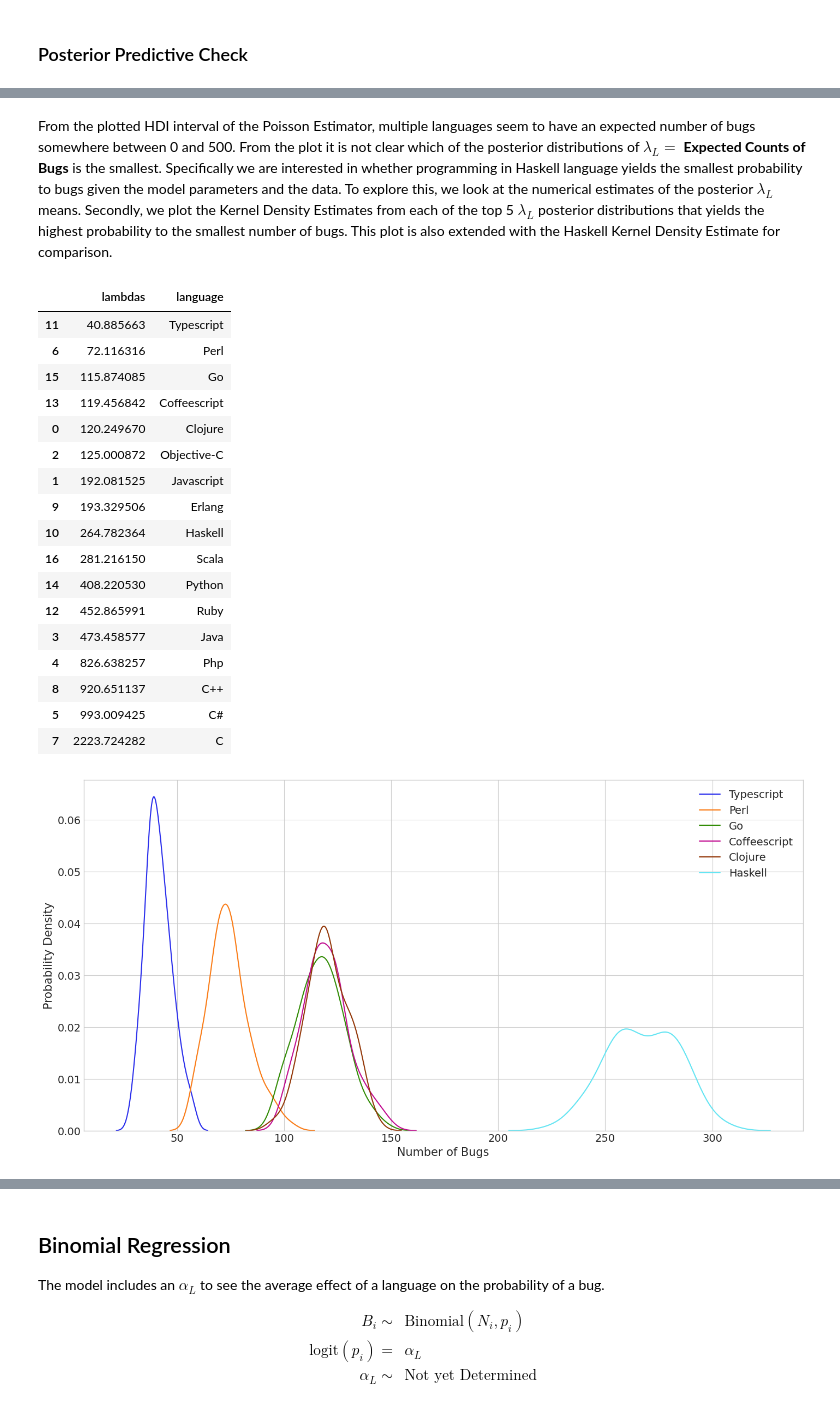
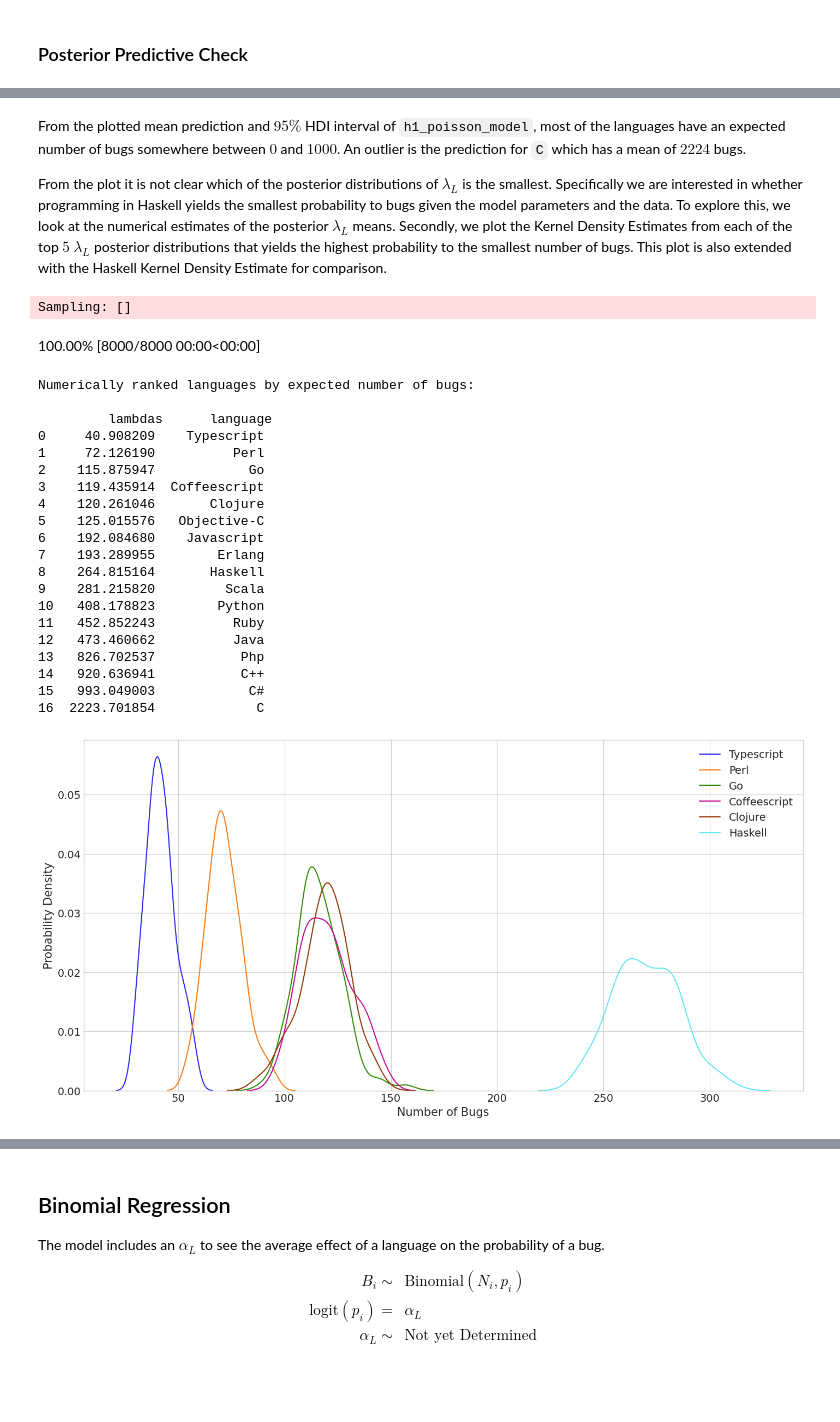
Before and after one commit to ah140797/PPExam24, a Jupyter notebook: compiled.ipynb, the cells around one changed output, grey strips where cells are left out. Saved outputs shown, nothing was run; the diff lists cells and outputs as text; code cells hidden in the pictures; blank space fills up the shorter version.

```diff
--- a/compiled.ipynb
+++ b/compiled.ipynb
@@ -399,11 +395,10 @@ This warning indicates that some projects are highly influential on the model, a
 # %%
 n_points = len(df)
-# x_seq = np.random.randint(0, 17,size=n_points)
-x_seq = np.array(range(len(languages)))
-# print(x_seq)
+x_seq = np.random.randint(size=n_points, low=0, high=len(languages))
+
 with h1_poisson_model:
     pm.set_data({"language": x_seq})
-    post_pred_h1 = pm.sample_posterior_predictive(h1_poisson_trace, var_names=['lambda'])['posterior_predictive']['lambda']
+    post_pred_h1 = pm.sample_posterior_predictive(h1_poisson_trace, var_names=['B'])['posterior_predictive']['B']
 
 post_pred_h1_mean = post_pred_h1.mean(["chain", "draw"])
 # %% [output]
@@ -478,46 +475,59 @@ plt.yticks(np.arange(0, 9000, 500));
 # %% [markdown]
-From the plotted HDI interval of the Poisson Estimator, multiple languages seem to have an expected number of bugs somewhere between 0 and 500. From the plot it is not clear which of the posterior distributions of $\lambda_L = $ **Expected Counts of Bugs** is the smallest. Specifically we are interested in whether programming in Haskell language yields the smallest probability to bugs given the model parameters and the data.
+From the plotted mean prediction and $95\%$ HDI interval of `h1_poisson_model`, most of the languages have an expected number of bugs somewhere between $0$ and $1000$. An outlier is the prediction for `C` which has a mean of $2224$ bugs.
+
+
+From the plot it is not clear which of the posterior distributions of $\lambda_L$ is the smallest. Specifically we are interested in whether programming in Haskell yields the smallest probability to bugs given the model parameters and the data.
 To explore this, we look at the numerical estimates of the posterior $\lambda_L$ means.
-Secondly, we plot the Kernel Density Estimates from each of the top 5 $\lambda_L$ posterior distributions that yields the highest probability to the smallest number of bugs. This plot is also extended with the Haskell Kernel Density Estimate for comparison.
+Secondly, we plot the Kernel Density Estimates from each of the top $5$ $\lambda_L$ posterior distributions that yields the highest probability to the smallest number of bugs. This plot is also extended with the Haskell Kernel Density Estimate for comparison.
-# %%
-seaborn_plot_data
-# %% [output]
-|  | lambdas | language |
-| 11 | 40.885663 | Typescript |
-| 6 | 72.116316 | Perl |
-| 15 | 115.874085 | Go |
-| 13 | 119.456842 | Coffeescript |
-| 0 | 120.249670 | Clojure |
-| 2 | 125.000872 | Objective-C |
-| 1 | 192.081525 | Javascript |
-| 9 | 193.329506 | Erlang |
-| 10 | 264.782364 | Haskell |
-| 16 | 281.216150 | Scala |
-| 14 | 408.220530 | Python |
-| 12 | 452.865991 | Ruby |
-| 3 | 473.458577 | Java |
-| 4 | 826.638257 | Php |
-| 8 | 920.651137 | C++ |
-| 5 | 993.009425 | C# |
-| 7 | 2223.724282 | C |
 # %%
-seaborn_plot_data = pd.DataFrame({"lambdas": post_pred_h1_mean, "language": languages})
+n_points = len(df)
+x_seq = np.array(range(len(languages)))
+
+with h1_poisson_model:
+    pm.set_data({"language": x_seq})
+    post_pred_h1_plot = pm.sample_posterior_predictive(h1_poisson_trace, var_names=['lambda'])['posterior_predictive']['lambda']
+
+post_pred_h1_mean_plot = post_pred_h1_plot.mean(["chain", "draw"])
+
+seaborn_plot_data = pd.DataFrame({"lambdas": post_pred_h1_mean_plot, "language": languages})
 seaborn_plot_data.sort_values("lambdas", ascending=True, inplace=True)
+print("Numerically ranked languages by expected number of bugs:\n \n" , seaborn_plot_data.reset_index(drop=True))
 _, axes = plt.subplots(figsize=(14, 7))
-
 
 #Generating Poisson data
 for language, expected_count in zip(seaborn_plot_data["language"].to_list()[:5], seaborn_plot_data["lambdas"].to_list()[:5]):
     sample = poisson.rvs(mu=expected_count, size=100)
     sns.kdeplot(x=sample, fill=False, label=f'{language}', ax=axes)
 
 sample = poisson.rvs(seaborn_plot_data[seaborn_plot_data["language"]=="Haskell"]["lambdas"], size=100)
 sns.kdeplot(x=sample, fill=False, label="Haskell", ax=axes)
 
 axes.set_xlabel('Number of Bugs')
 axes.set_ylabel('Probability Density')
 plt.legend()
-plt.show()
+plt.show();
 # %% [output]
+Sampling: []
+100.00% [8000/8000 00:00<00:00]
+Numerically ranked languages by expected number of bugs:
+
+         lambdas      language
+0     40.908209    Typescript
+1     72.126190          Perl
+2    115.875947            Go
+3    119.435914  Coffeescript
+4    120.261046       Clojure
+5    125.015576   Objective-C
+6    192.084680    Javascript
+7    193.289955        Erlang
+8    264.815164       Haskell
+9    281.215820         Scala
+10   408.178823        Python
+11   452.852243          Ruby
+12   473.460662          Java
+13   826.702537           Php
+14   920.636941           C++
+15   993.049003            C#
+16  2223.701854             C
-[figure, old version]
+[figure, new version]
 # %% [markdown]
```
Also changed, not shown: parts of 40 cells of this notebook.
